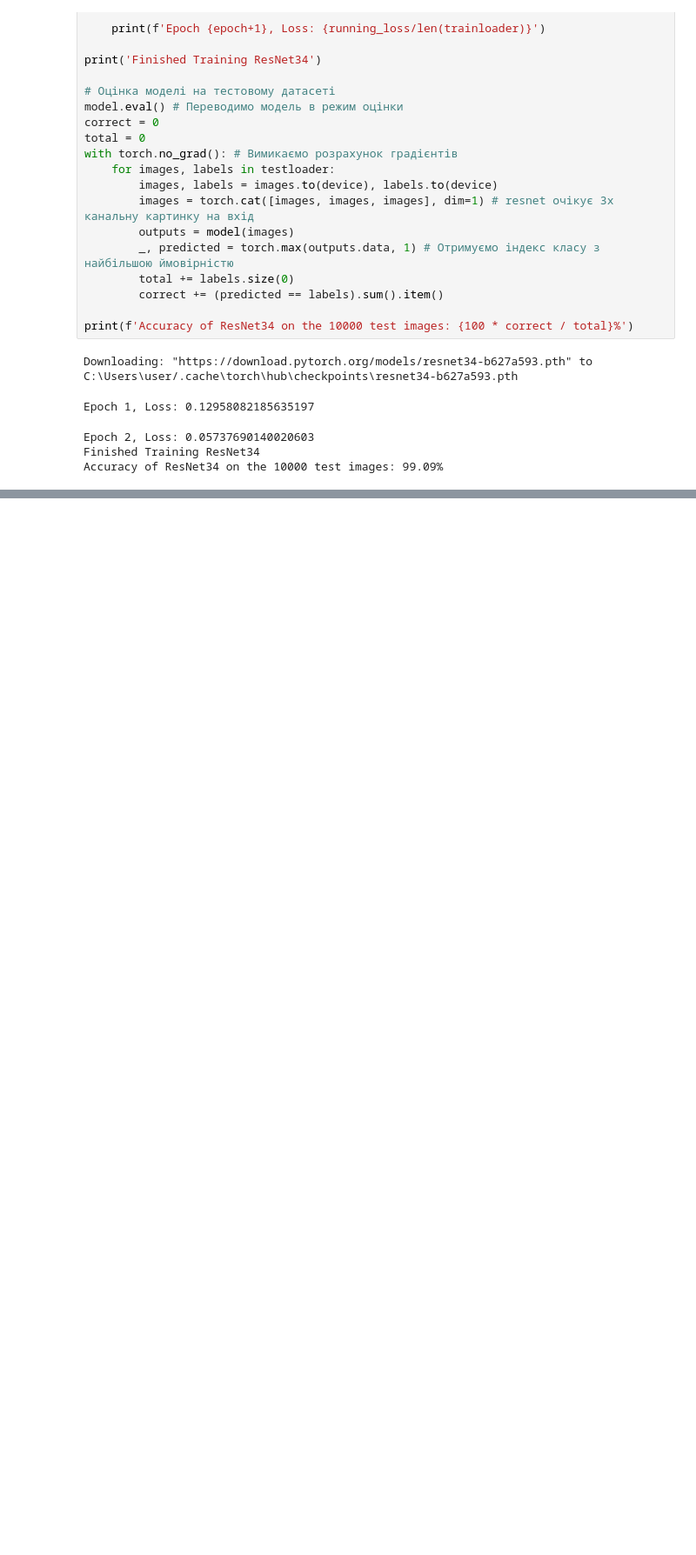
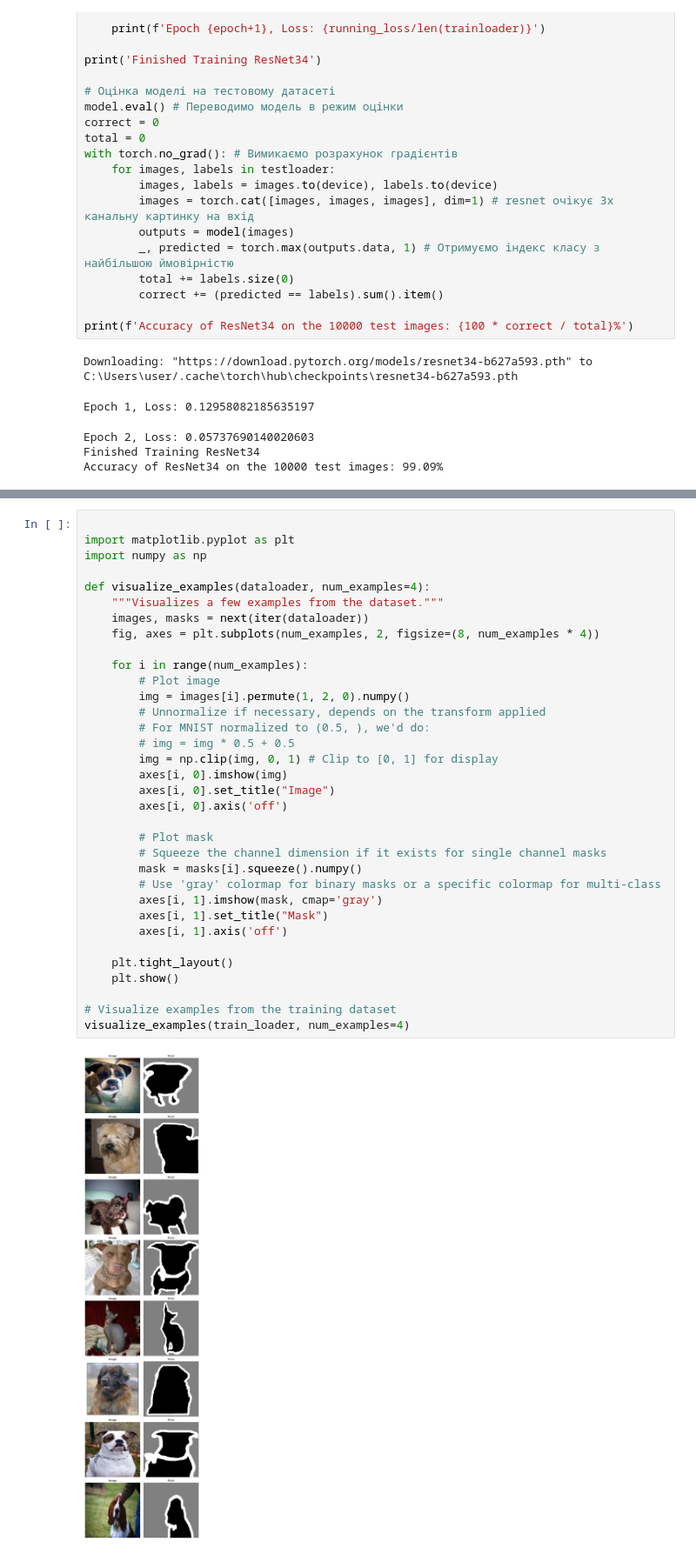
Before and after one commit to Aleksandruk2/Python-AI, a Jupyter notebook: Projects/lesson-12-Computer-Vision/Computer-Vision-example.ipynb, the cells around one changed output, grey strips where cells are left out. Shown at 87% size. Drawn from its saved outputs; the diff is of its cells as text; blank space fills up the shorter version.

Commit message:
class/work Computer-Vision-example

```diff
--- a/Projects/lesson-12-Computer-Vision/Computer-Vision-example.ipynb
+++ b/Projects/lesson-12-Computer-Vision/Computer-Vision-example.ipynb
@@ -419,0 +1034,36 @@ Accuracy of ResNet34 on the 10000 test images: 99.09%
+# %%
+
+import matplotlib.pyplot as plt
+import numpy as np
+
+def visualize_examples(dataloader, num_examples=4):
+    """Visualizes a few examples from the dataset."""
+    images, masks = next(iter(dataloader))
+    fig, axes = plt.subplots(num_examples, 2, figsize=(8, num_examples * 4))
+
+    for i in range(num_examples):
+        # Plot image
+        img = images[i].permute(1, 2, 0).numpy()
+        # Unnormalize if necessary, depends on the transform applied
+        # For MNIST normalized to (0.5, ), we'd do:
+        # img = img * 0.5 + 0.5
+        img = np.clip(img, 0, 1) # Clip to [0, 1] for display
+        axes[i, 0].imshow(img)
+        axes[i, 0].set_title("Image")
+        axes[i, 0].axis('off')
+
+        # Plot mask
+        # Squeeze the channel dimension if it exists for single channel masks
+        mask = masks[i].squeeze().numpy()
+        # Use 'gray' colormap for binary masks or a specific colormap for multi-class
+        axes[i, 1].imshow(mask, cmap='gray')
+        axes[i, 1].set_title("Mask")
+        axes[i, 1].axis('off')
+
+    plt.tight_layout()
+    plt.show()
+
+# Visualize examples from the training dataset
+visualize_examples(train_loader, num_examples=4)
+# %% [output]
+[figure, added]
```
Also changed, not shown: parts of 10 cells of this notebook, 1 other file.
